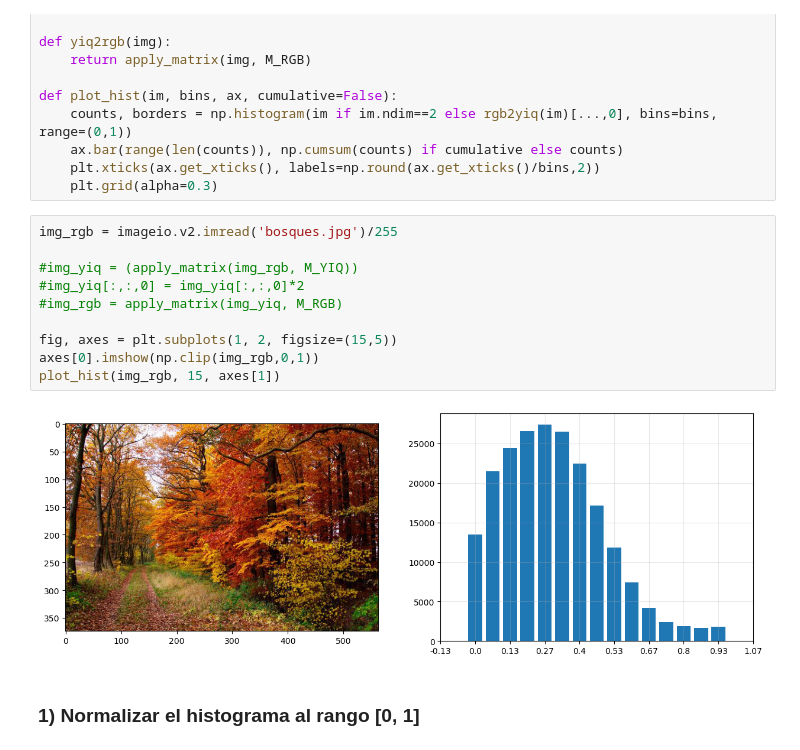
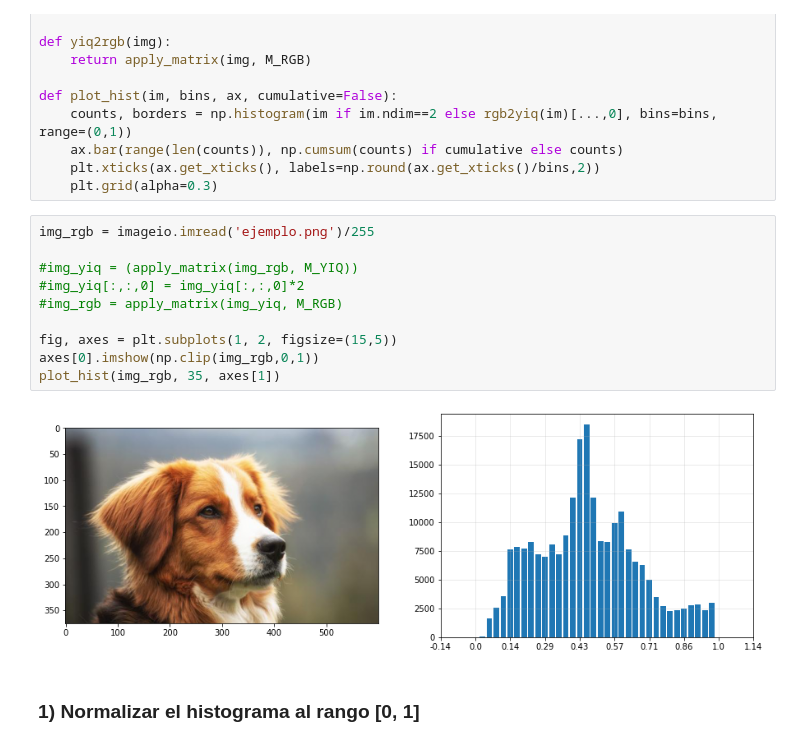
Before and after one commit to disenodc/pdi, a Jupyter notebook: practica_3_Ceballos.ipynb, the cells around one changed output. Drawn from its saved outputs; the diff is of its cells as text.

```diff
--- a/practica_3_Ceballos.ipynb
+++ b/practica_3_Ceballos.ipynb
@@ -29,17 +29,17 @@ def plot_hist(im, bins, ax, cumulative=False):
     plt.xticks(ax.get_xticks(), labels=np.round(ax.get_xticks()/bins,2))
     plt.grid(alpha=0.3)
 # %%
-img_rgb = imageio.v2.imread('bosques.jpg')/255
+img_rgb = imageio.imread('ejemplo.png')/255
 
 #img_yiq = (apply_matrix(img_rgb, M_YIQ))
 #img_yiq[:,:,0] = img_yiq[:,:,0]*2
 #img_rgb = apply_matrix(img_yiq, M_RGB)
 
 fig, axes = plt.subplots(1, 2, figsize=(15,5))
 axes[0].imshow(np.clip(img_rgb,0,1))
-plot_hist(img_rgb, 15, axes[1])
+plot_hist(img_rgb, 35, axes[1])
 # %% [output]
-[figure, old version]
+[figure, new version]
 # %% [markdown]
 ### 1) Normalizar el histograma al rango [0, 1]
 # %%
```
Also changed, not shown: parts of 4 cells of this notebook, 5 other files.
